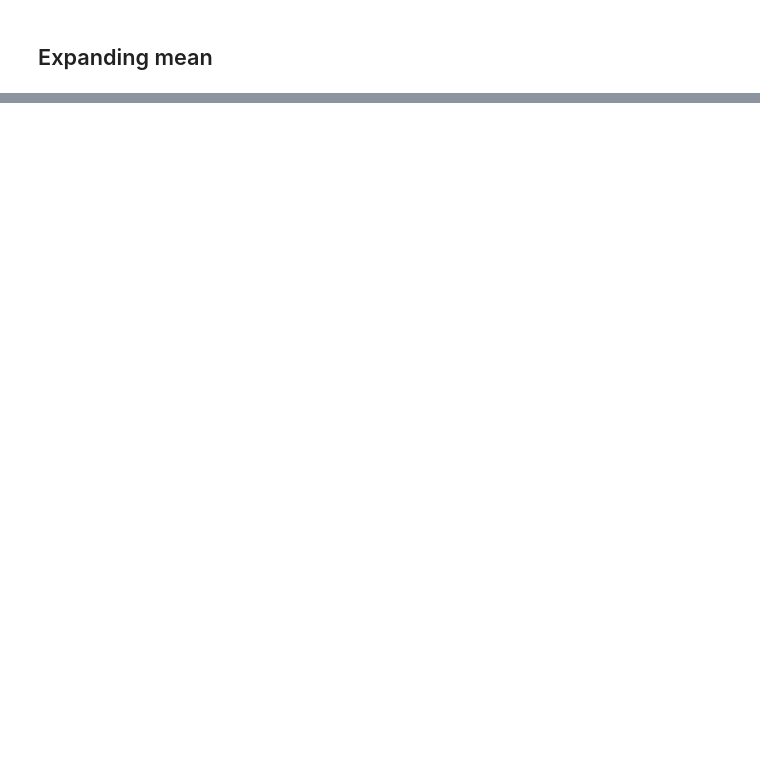
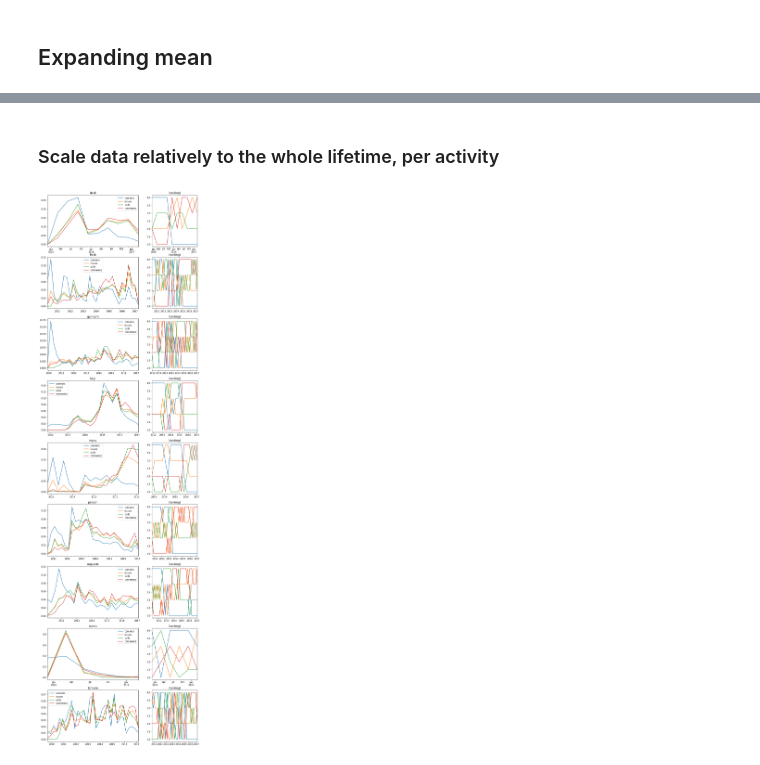
Before and after one commit to AlexandreDecan/activity-analysis, a Jupyter notebook: notebooks/Exploratory.ipynb, the cells around one changed output, grey strips where cells are left out. Saved outputs shown, nothing was run; the diff lists cells and outputs as text; code cells hidden in the pictures; blank space fills up the shorter version.

```diff
--- a/notebooks/Exploratory.ipynb
+++ b/notebooks/Exploratory.ipynb
@@ -129,0 +179,27 @@ for i, project in enumerate(projects):
+# %% [markdown]
+### Scale data relatively to the whole lifetime, per activity
+# %%
+fig, axes = matplotlib.pyplot.subplots(nrows=len(projects), ncols=2, gridspec_kw={'width_ratios': [2,1]})
+fig.set_size_inches((FIG_SIZE[0], len(projects) * FIG_SIZE[1]))
+
+for i, project in enumerate(projects):
+    left, right = axes[i]
+
+    df = df_activity[project]
+
+    df = (df / df.sum()).resample('3M').sum()
+
+    df.plot(ax=left)
+    df.rank(axis=1).plot(ax=right, legend=None)
+
+    left.set(
+        title=project,
+        xlabel='',
+    )
+
+    right.set(
+        title='(ranking)',
+        xlabel='',
+    )
+# %% [output]
+[figure, added]
```
Also changed, not shown: parts of 8 cells of this notebook.
